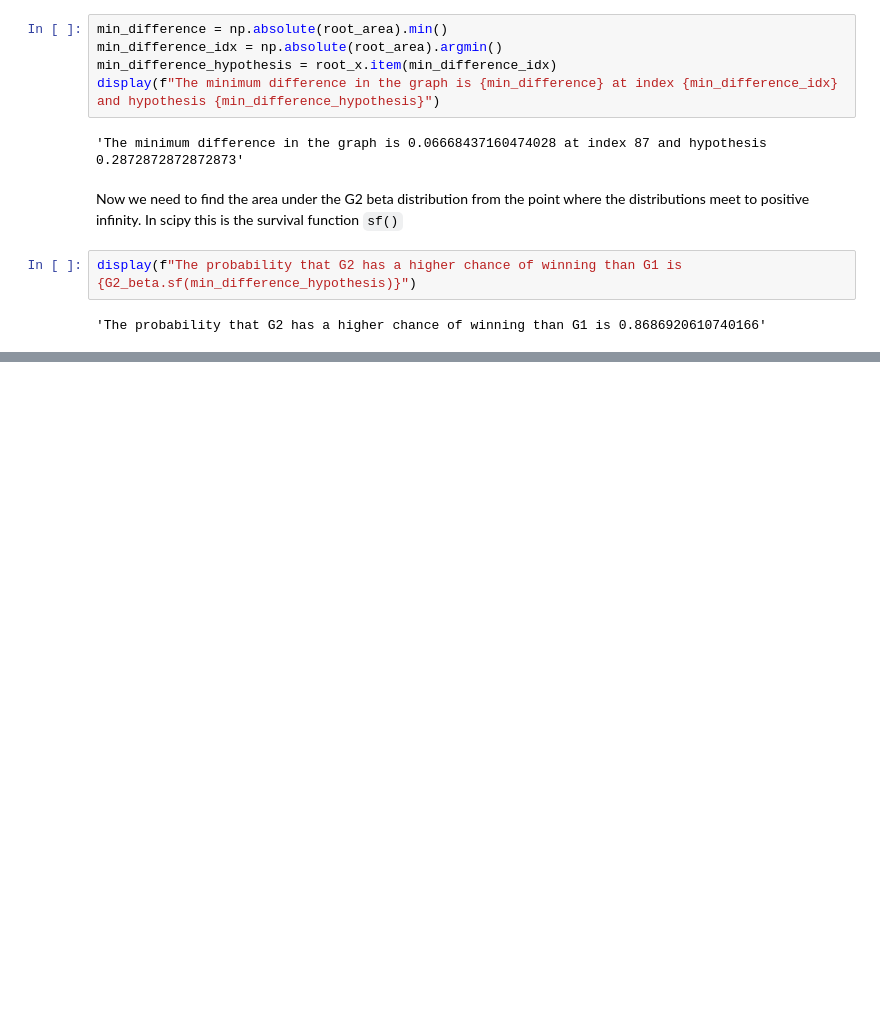
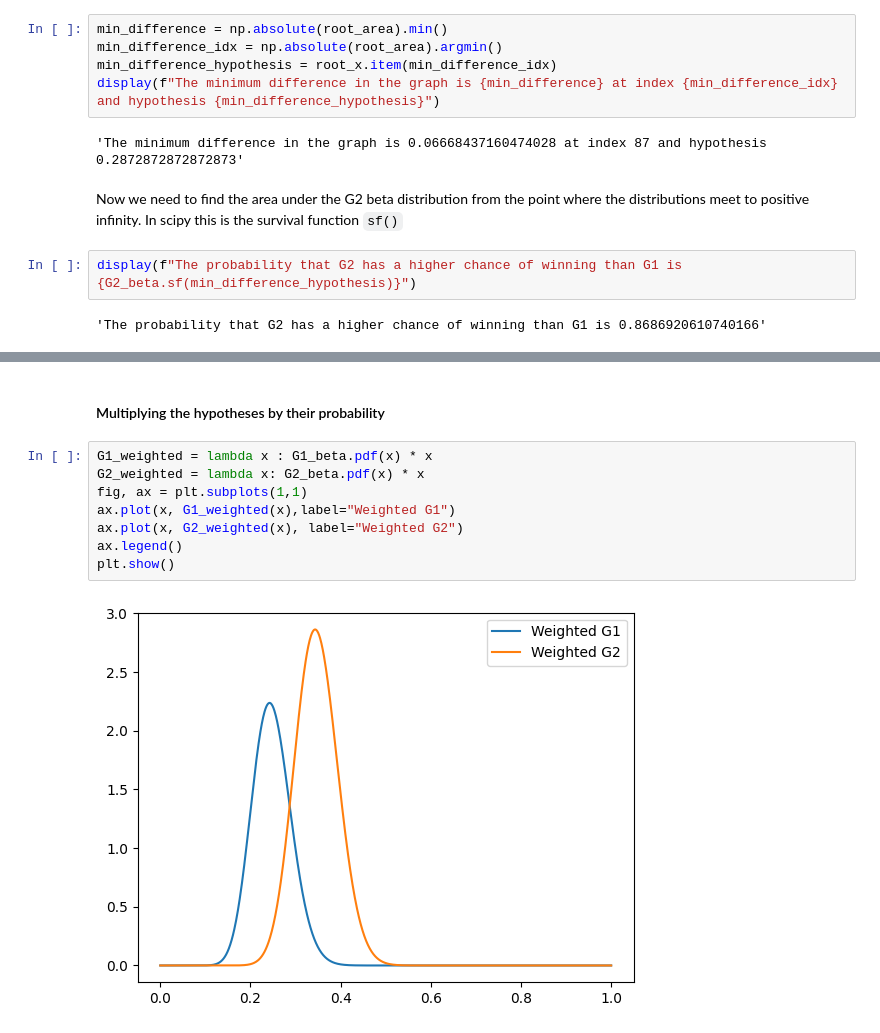
Before and after one commit to TecKnow/learning, a Jupyter notebook: Chapter_19.ipynb, the cells around one changed output, grey strips where cells are left out. Drawn from its saved outputs; the diff is of its cells as text; blank space fills up the shorter version.

```diff
--- a/Chapter_19.ipynb
+++ b/Chapter_19.ipynb
@@ -269,0 +317,12 @@ display(f"The probability that G2 has a higher chance of winning than G1 is {G2_
+# %% [markdown]
+#### Multiplying the hypotheses by their probability
+# %%
+G1_weighted = lambda x : G1_beta.pdf(x) * x
+G2_weighted = lambda x: G2_beta.pdf(x) * x
+fig, ax = plt.subplots(1,1)
+ax.plot(x, G1_weighted(x),label="Weighted G1")
+ax.plot(x, G2_weighted(x), label="Weighted G2")
+ax.legend()
+plt.show()
+# %% [output]
+[figure, added]
```
Also changed, not shown: parts of 12 cells of this notebook.
